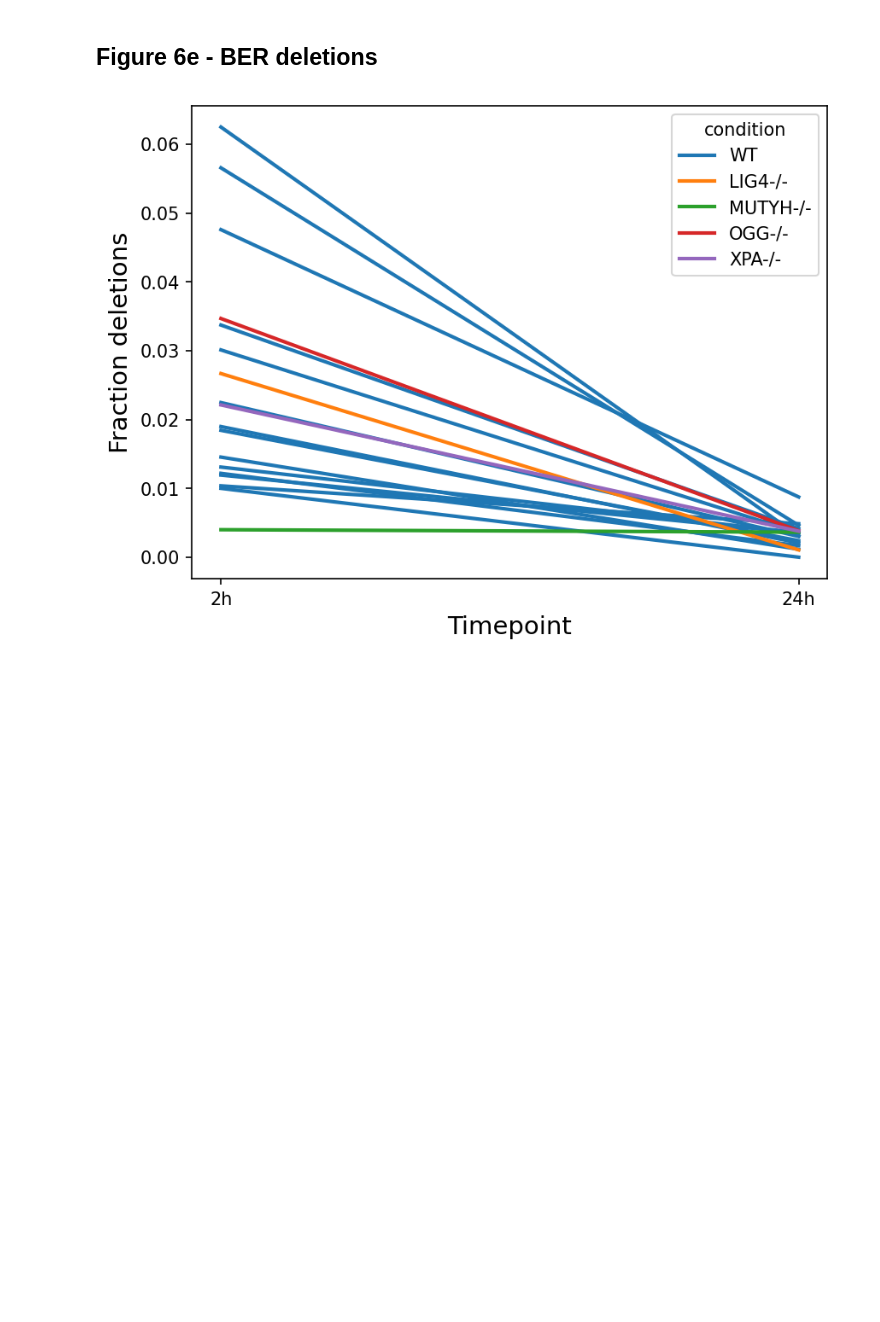
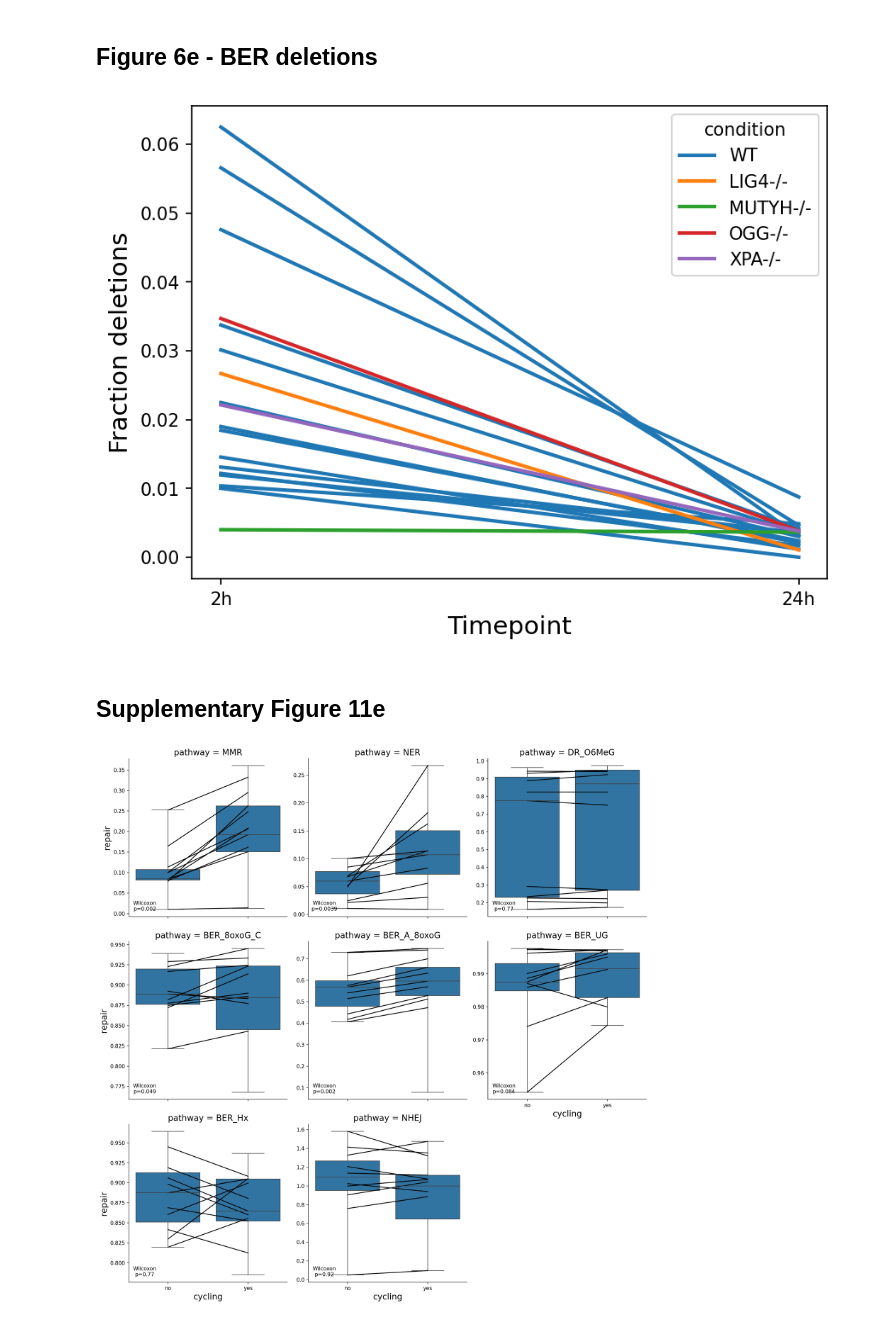
Before and after one commit to getzlab/HCRseq_manuscript_2026, a Jupyter notebook: figures/Figure6.ipynb, the cells around one changed output. Cells and saved outputs as stored; diff of their text form; code cells hidden in the pictures; blank space fills up the shorter version.

```diff
--- a/figures/Figure6.ipynb
+++ b/figures/Figure6.ipynb
@@ -223,3 +224,58 @@ plt.xlabel('Timepoint',fontsize=14)
 plt.savefig('pdf/figure6e_scrna_ber_deletions.pdf',bbox_inches='tight')
 # %% [output]
 [figure]
+# %% [markdown]
+## Supplementary Figure 11e
+# %%
+
+from scipy import stats
+
+def cc_boxplot(adata,pathway,timepoint='2h'):
+    idx = adata.obs['transfected']&(adata.obs['timepoint']==timepoint)
+
+    x = get_repair_df(adata[idx],groupby=['cell_line','cycling'])
+    x = x[x['n']>=10]
+
+    x = x[x['pathway']==pathway]
+
+    sns.boxplot(x="cycling",hue="cycling",y=pathway,data=x,whis=100)
+    sns.lineplot(x="cycling",y="MMR",units='cell_line',data=x,color='k',estimator=None)
+
+
+def annotate_wilcoxon(data, x, y, units, **kws):
+    ax = plt.gca()
+
+    # specific to your data: 'cycling' contains the two groups to compare
+    groups = data[x].unique()
+
+    # We need exactly 2 groups for a Wilcoxon test
+    if len(groups) == 2:
+        # Pivot data to wide-form to ensure we strictly match pairs by 'cell_line' (units)
+        # dropna() ensures we only test complete pairs
+        wide_df = data.pivot(index=units, columns=x, values=y).dropna()
+
+        # Perform the test if we still have data after matching pairs
+        if not wide_df.empty:
+            stat, pval = stats.wilcoxon(wide_df[groups[0]], wide_df[groups[1]])
+
+            # Annotate plot - adjusting y position (0.95) as needed
+            ax.text(0.1, 0.1, f'Wilcoxon\np={pval:.2g}',
+                    transform=ax.transAxes, ha='center', va='top', fontsize=10)
+
+
+adata.obs['cycling'] = adata.obs['phase'].isin(['G2M','S']).map({True : 'yes',False : 'no'})
+
+idx = adata.obs['transfected']&(adata.obs['timepoint']=='2h')
+
+df = get_repair_df(adata[idx],groupby=['cell_line','cycling'])
+df = df[df['n']>=10]
+
+g = sns.catplot(x="cycling",y="repair",col='pathway',data=df,sharey=False,kind='box',col_wrap=3,whis=100)
+g.map_dataframe(sns.lineplot,x="cycling",
+    y="repair",units="cell_line",estimator=None,color='k')
+
+g.map_dataframe(annotate_wilcoxon, x="cycling", y="repair", units="cell_line")
+
+plt.savefig('pdf/supplementary_figure11e_scrna_cell_cycle_plots.pdf',bbox_inches='tight')
+# %% [output]
+[figure, added]
```
Also changed, not shown: parts of 1 cell of this notebook, 35 other files.
